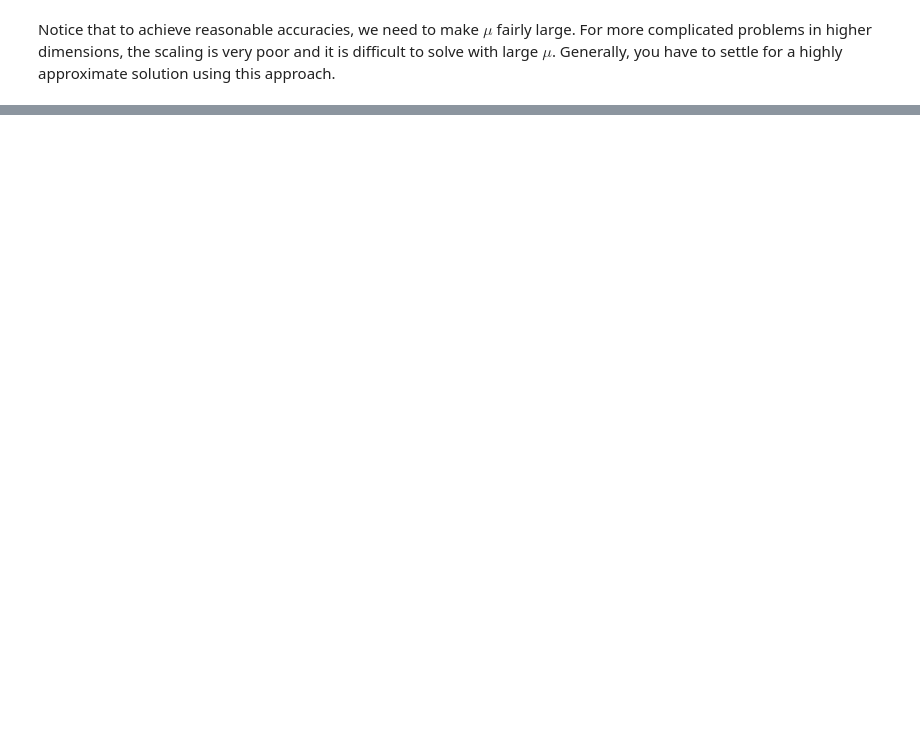
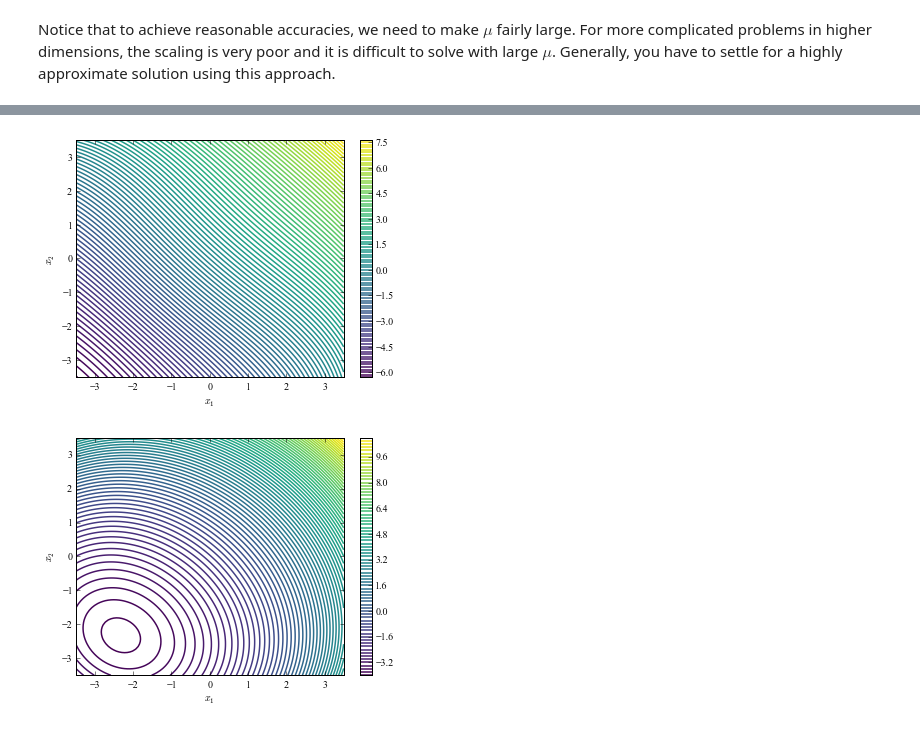
Before and after one commit to byuflowlab/MDOnotebooks, a Jupyter notebook: Penalty.ipynb, the cells around one changed output, grey strips where cells are left out. Cells and saved outputs as stored; diff of their text form; code cells hidden in the pictures; blank space fills up the shorter version.

```diff
--- a/Penalty.ipynb
+++ b/Penalty.ipynb
@@ -173,0 +173,38 @@ Notice that to achieve reasonable accuracies, we need to make $\mu$ fairly large
+# %%
+def augmented(x, mu, lam):
+
+    f, c = func(x)
+    P = mu/2.0*c**2
+    return f + lam*c + P
+
+
+mu = 0.005
+lam = 0.2
+
+n = 100
+for i in range(n):
+    for j in range(n):
+        F[i, j] = quadpenalty([X0[i, j], X1[i, j]], mu)
+
+plt.figure()
+plt.contour(X0, X1, F, 100, cmap=cmaps.viridis)
+plt.colorbar()
+plt.xlabel('$x_1$')
+plt.ylabel('$x_2$')
+plt.show()
+
+
+n = 100
+for i in range(n):
+    for j in range(n):
+        F[i, j] = augmented([X0[i, j], X1[i, j]], mu, lam)
+
+plt.figure()
+plt.contour(X0, X1, F, 100, cmap=cmaps.viridis)
+plt.colorbar()
+plt.xlabel('$x_1$')
+plt.ylabel('$x_2$')
+plt.show()
+# %% [output]
+[figure, added]
+[figure, added]
```
Also changed, not shown: parts of 5 cells of this notebook.
